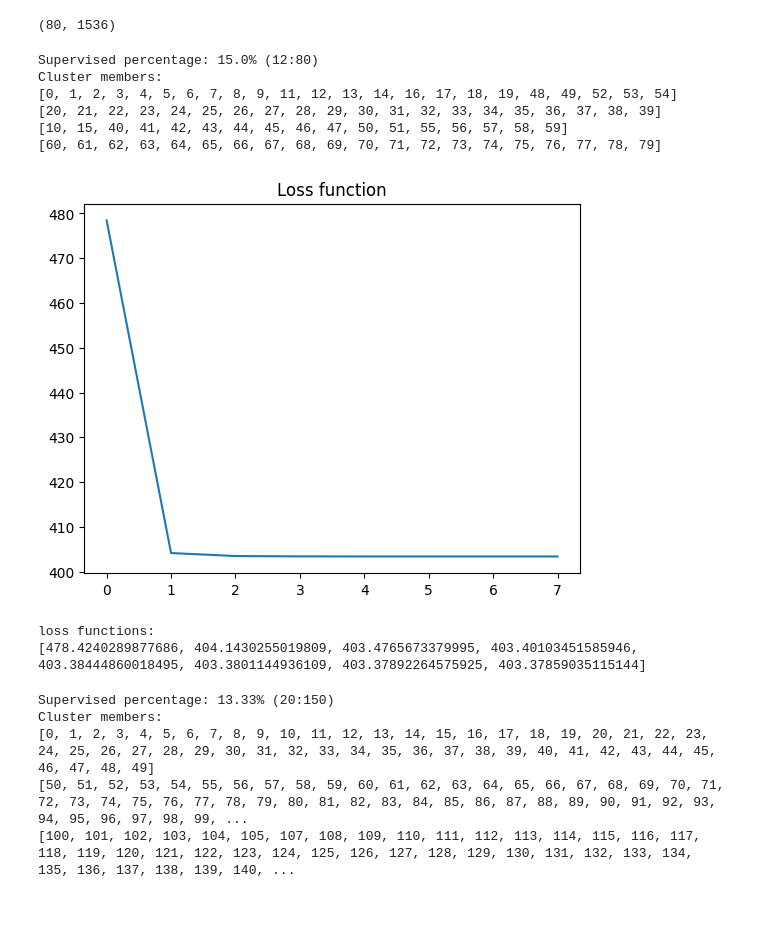
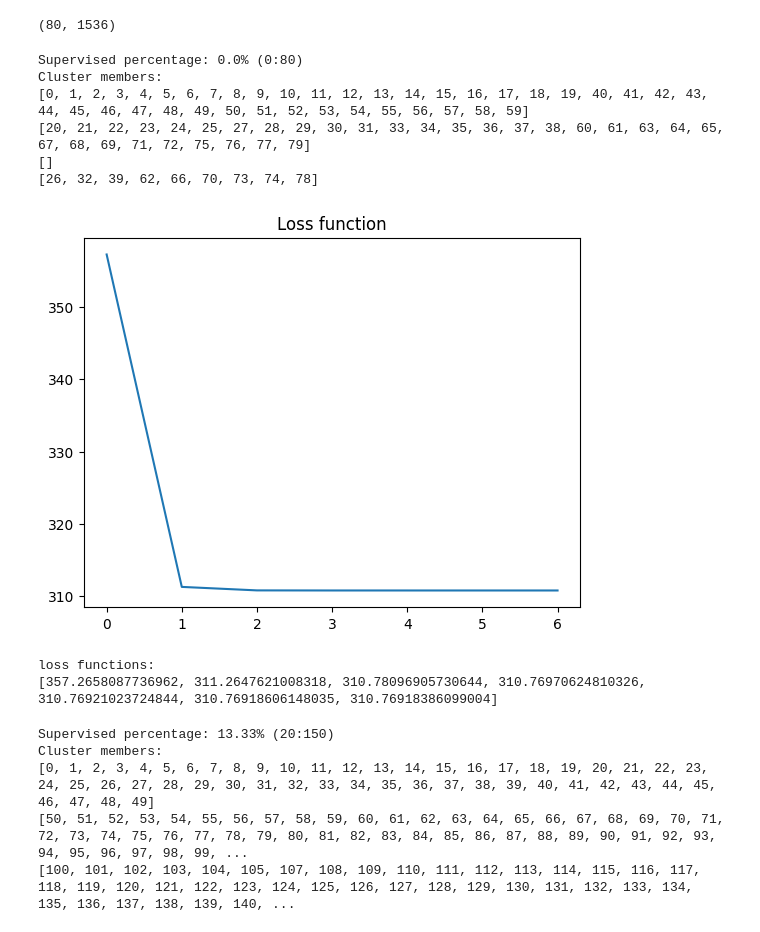
Before and after one commit to hoangtc125/algo-clustering-service, a Jupyter notebook: notebook/text_clustering.ipynb, the cells around one changed output. Cells and saved outputs as stored; diff of their text form; code cells hidden in the pictures.

```diff
--- a/notebook/text_clustering.ipynb
+++ b/notebook/text_clustering.ipynb
@@ -515,6 +515,9 @@ class sSMC_FCM():
       __iter += field_len
     return distance if distance else self.epsilon
 
+  def __calculate_cosin_distance(self, p1, p2):
+      return np.dot(p1, p2)/(np.linalg.norm(p1)*np.linalg.norm(p2))
+
   def __calculate_euclid_distance(self, p1, p2):
     return np.linalg.norm(p1 - p2)
 
@@ -558,42 +561,42 @@ new_features.shape
 # %%
 # supervised_set = [
 #     [1, 3, 7, 14],
 #     [20, 25, 33, 39],
 #     [44, 51, 54, 57],
 #     [62, 65, 71, 77],
 #     [83, 88, 99],
 #     [103, 106, 116],
 # ]
 # supervised_set = [
 #     [1],
 #     [39],
 # ]
 supervised_set = [
-    [1, 2, 13],
-    [21, 22, 23],
-    [41, 42, 50],
-    [61, 62, 63],
+    # [1, 2, 13],
+    # [21, 22, 23],
+    # [41, 42, 50],
+    # [61, 62, 63],
 ]
 ssmc_fcm = sSMC_FCM(
     dataset=new_features,
     fields_len=[768] * 2,
-    fields_weight=[1, 2],
+    fields_weight=[1, 1],
     n_clusters=4,
     supervised_set=supervised_set,
 )
 ssmc_fcm.clustering()
 ssmc_fcm.show_cluster_members()
 ssmc_fcm.show_loss_function()
 # %% [output]
-Supervised percentage: 15.0% (12:80)
+Supervised percentage: 0.0% (0:80)
 Cluster members:
-[0, 1, 2, 3, 4, 5, 6, 7, 8, 9, 11, 12, 13, 14, 16, 17, 18, 19, 48, 49, 52, 53, 54]
-[20, 21, 22, 23, 24, 25, 26, 27, 28, 29, 30, 31, 32, 33, 34, 35, 36, 37, 38, 39]
-[10, 15, 40, 41, 42, 43, 44, 45, 46, 47, 50, 51, 55, 56, 57, 58, 59]
-[60, 61, 62, 63, 64, 65, 66, 67, 68, 69, 70, 71, 72, 73, 74, 75, 76, 77, 78, 79]
+[0, 1, 2, 3, 4, 5, 6, 7, 8, 9, 10, 11, 12, 13, 14, 15, 16, 17, 18, 19, 40, 41, 42, 43, 44, 45, 46, 47, 48, 49, 50, 51, 52, 53, 54, 55, 56, 57, 58, 59]
+[20, 21, 22, 23, 24, 25, 27, 28, 29, 30, 31, 33, 34, 35, 36, 37, 38, 60, 61, 63, 64, 65, 67, 68, 69, 71, 72, 75, 76, 77, 79]
+[]
+[26, 32, 39, 62, 66, 70, 73, 74, 78]
-[figure, old version]
+[figure, new version]
 loss functions:
-[478.4240289877686, 404.1430255019809, 403.4765673379995, 403.40103451585946, 403.38444860018495, 403.3801144936109, 403.37892264575925, 403.37859035115144]
+[357.2658087736962, 311.2647621008318, 310.78096905730644, 310.76970624810326, 310.76921023724844, 310.76918606148035, 310.76918386099004]
 # %%
 from sklearn.datasets import load_iris
 data = load_iris()
```
Also changed, not shown: parts of 2 cells of this notebook, 5 other files.
